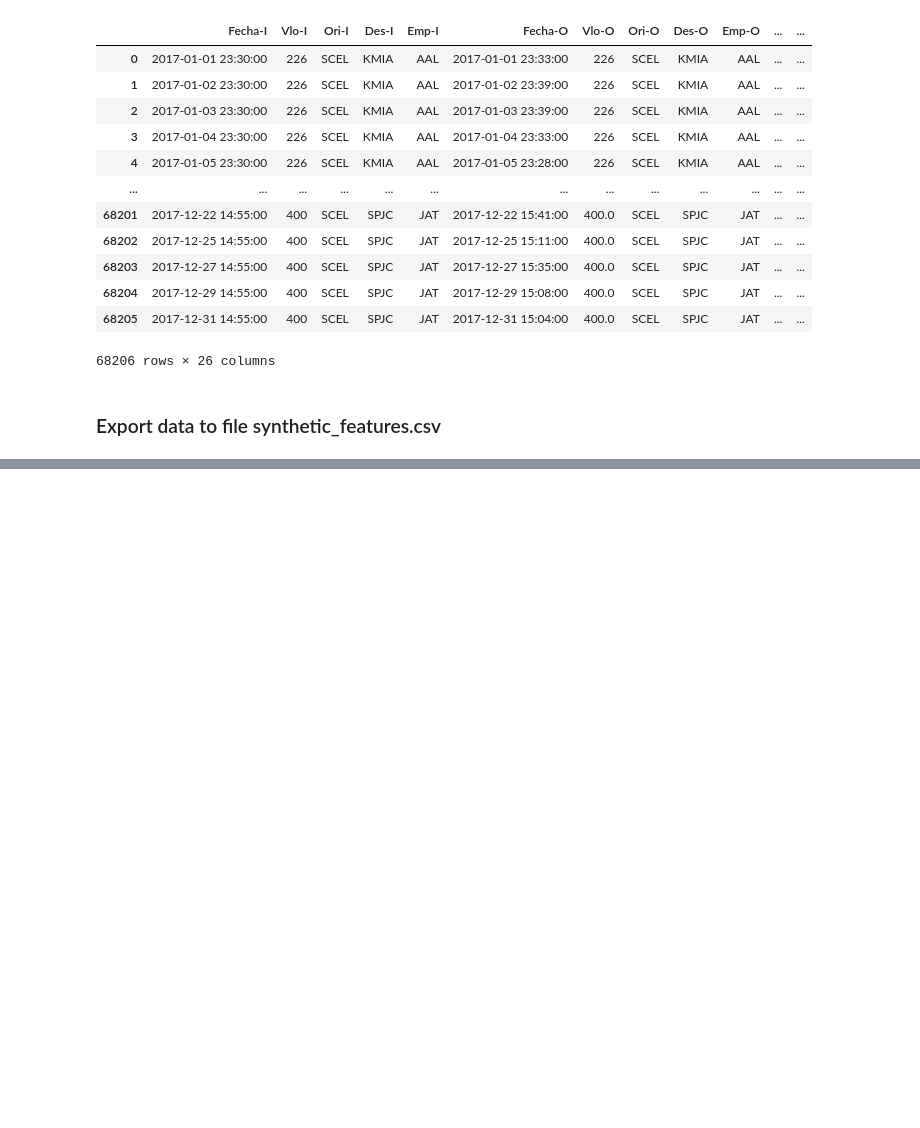
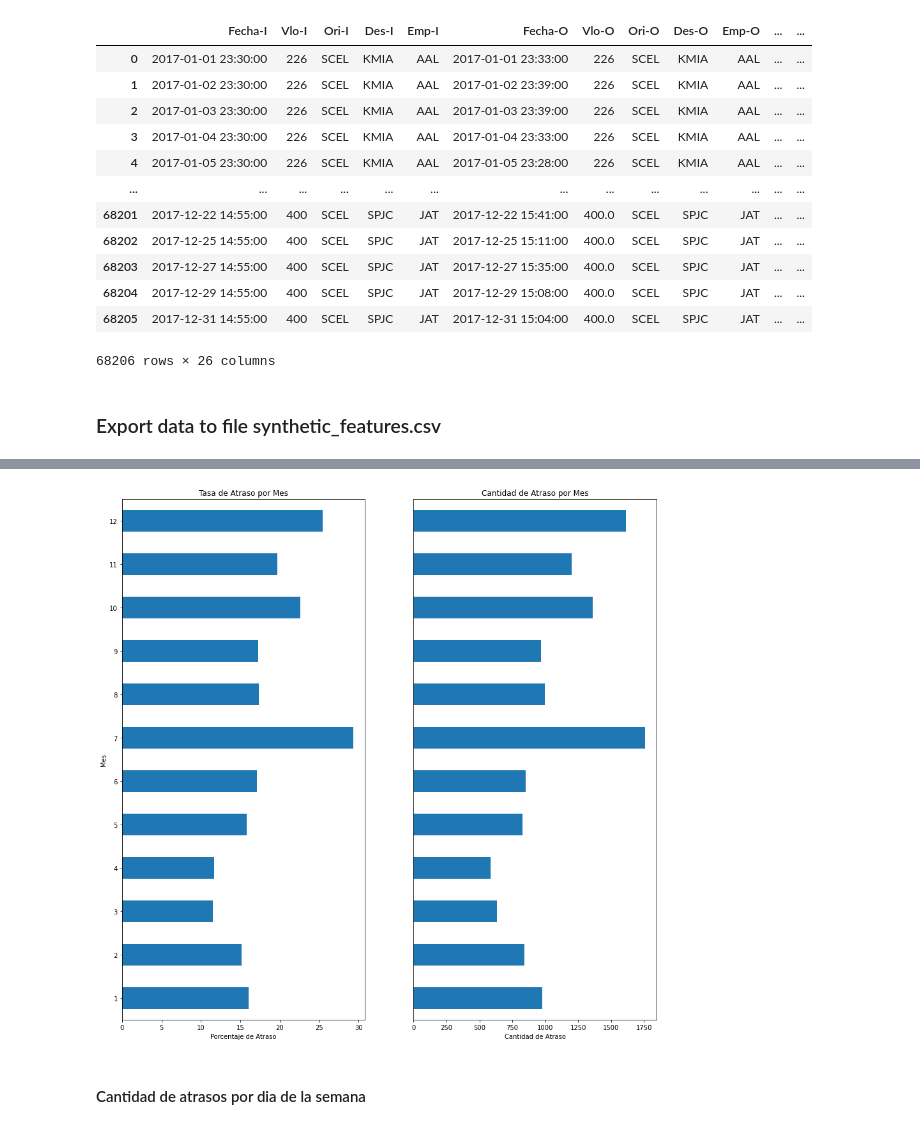
Before and after one commit to Giocrisrai/Data-Scientist-Challenge---LATAM-Airlines, a Jupyter notebook: notebooks/1.0-ggodoy-full.ipynb, the cells around one changed output, grey strips where cells are left out. Cells and saved outputs as stored; diff of their text form; code cells hidden in the pictures; blank space fills up the shorter version.

```diff
--- a/notebooks/1.0-ggodoy-full.ipynb
+++ b/notebooks/1.0-ggodoy-full.ipynb
@@ -459,0 +734,3 @@ df.to_csv(synthetic_features, index=False)
+# %%
+delay_by_month = df_synthetic_features.groupby(['atraso_15', 'MES'])['Vlo-O'].size().unstack(fill_value=0)
+delay_by_month
@@ -459,0 +742,4 @@ df.to_csv(synthetic_features, index=False)
+# %%
+columns_month = delay_by_month.columns.values[:]
+delay_by_month_transpose = pd.pivot_table(delay_by_month, columns='atraso_15', values=columns_month).reset_index()
+delay_by_month_transpose
@@ -459,0 +760,3 @@ df.to_csv(synthetic_features, index=False)
+# %%
+delay_by_month_transpose['tasa_de_atraso_por_mes'] = (delay_by_month_transpose['si']/(delay_by_month_transpose['si']+delay_by_month_transpose['no']))*100
+delay_by_month_transpose
@@ -459,0 +777,3 @@ df.to_csv(synthetic_features, index=False)
+# %%
+delay_by_month_transpose.set_index('MES', inplace=True)
+delay_by_month_transpose
@@ -459,0 +795,15 @@ df.to_csv(synthetic_features, index=False)
+# %%
+fig, ax = plt.subplots(1, 2, figsize = (15, 15))
+delay_by_month_transpose["tasa_de_atraso_por_mes"].plot.barh(ax = ax[0])
+ax[0].set_title("Tasa de Atraso por Mes")
+ax[0].set_ylabel("Mes")
+ax[0].set_xlabel('Porcentaje de Atraso')
+delay_by_month_transpose["si"].plot.barh(ax = ax[1])
+ax[1].set_title("Cantidad de Atraso por Mes")
+ax[1].set_xlabel('Cantidad de Atraso')
+ax[1].get_yaxis().set_visible(False)
+plt.show()
+# %% [output]
+[figure, added]
+# %% [markdown]
+#### Cantidad de atrasos por dia de la semana
```
Also changed, not shown: parts of 51 cells of this notebook, 1 other file.
